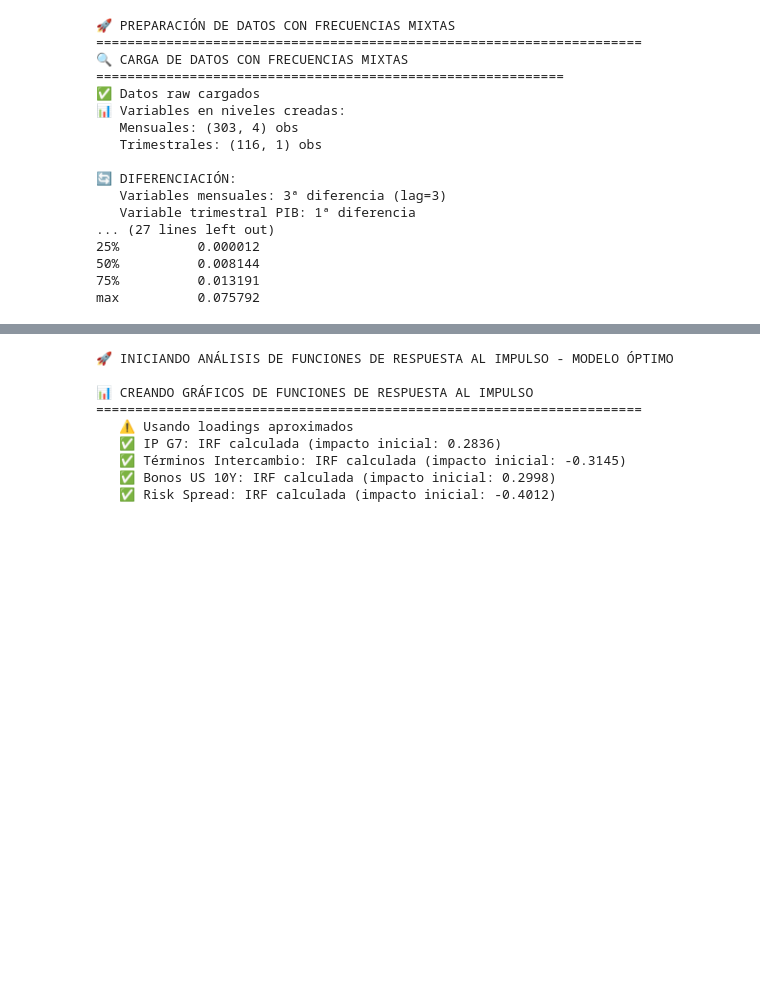
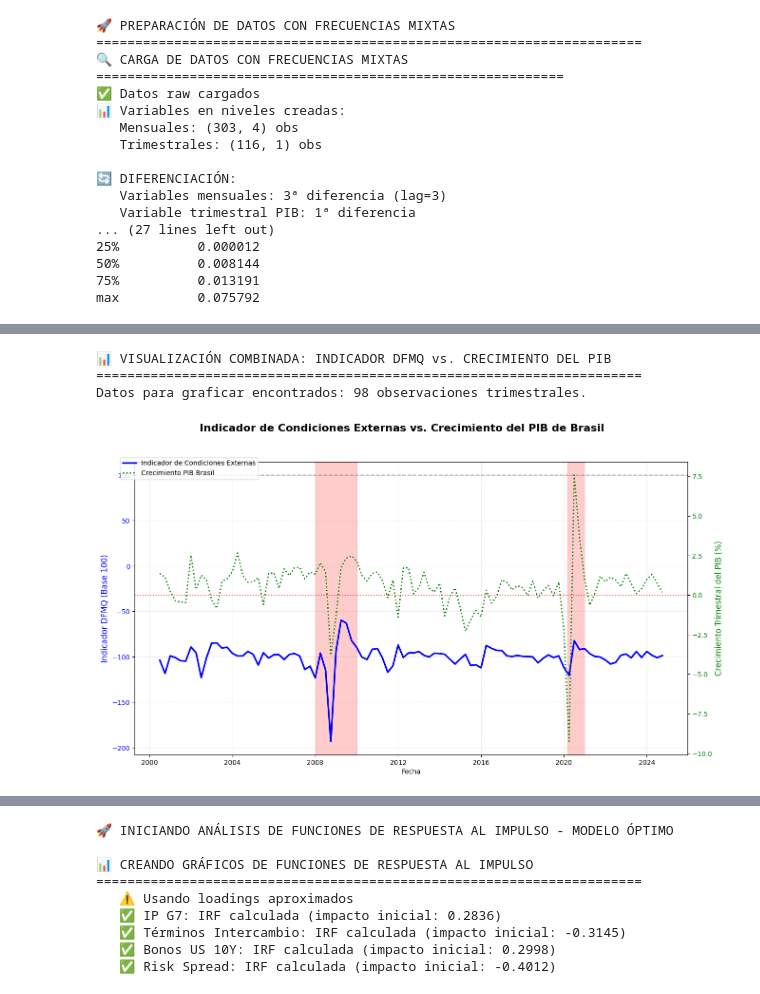
Before and after one commit to mhidper/talvi, a Jupyter notebook: notebooks/vulnerabilidad-externa-dfmq.ipynb, the cells around one changed output, grey strips where cells are left out. Cells and saved outputs as stored; diff of their text form; code cells hidden in the pictures; blank space fills up the shorter version.

```diff
--- a/notebooks/vulnerabilidad-externa-dfmq.ipynb
+++ b/notebooks/vulnerabilidad-externa-dfmq.ipynb
@@ -865,6 +758,78 @@ print_final_summary(stats, correlation, r_squared, has_vecm)
 
 ✅ MODELO DFMQ ÓPTIMO COMPLETADO EXITOSAMENTE
 ======================================================================
+# %%
+import matplotlib.pyplot as plt
+import pandas as pd
+
+# Asumimos que 'df_indicator' y 'df_quarterly_data' existen de los pasos anteriores.
+
+print("\n📊 VISUALIZACIÓN COMBINADA: INDICADOR DFMQ vs. CRECIMIENTO DEL PIB")
+print("="*70)
+
+# --- 1. Preparar los datos ASEGURANDO LA ALINEACIÓN ---
+
+# Agregar el indicador mensual a trimestral. El resultado tendrá un PeriodIndex trimestral.
+indicator_quarterly = -df_indicator.resample('Q').mean()
+
+# --- LA CORRECCIÓN CLAVE ---
+# Convertimos AMBOS índices a DatetimeIndex anclados al INICIO del trimestre.
+
+# Para 'indicator_quarterly', que tiene un PeriodIndex, usamos .to_timestamp()
+indicator_quarterly.index = indicator_quarterly.index.to_timestamp(how='start')
+
+# Para 'df_quarterly_data', que tiene un DatetimeIndex, usamos .to_period().start_time
+# para asegurar que también esté anclado al inicio del trimestre.
+df_quarterly_data.index = df_quarterly_data.index.to_period('Q').start_time
+# -------------------------
+
+# Unir los datos en un solo DataFrame (ahora sí funcionará)
+plot_data = indicator_quarterly.join(df_quarterly_data, how='inner').dropna()
+
+print(f"Datos para graficar encontrados: {len(plot_data)} observaciones trimestrales.")
+
+if not plot_data.empty:
+    # --- 2. Crear el gráfico con doble eje Y ---
+    fig, ax1 = plt.subplots(figsize=(15, 8))
+
+    # Gráfico del Indicador (Eje Izquierdo)
+    color_indicator = 'blue'
+    ax1.set_xlabel('Fecha')
+    ax1.set_ylabel('Indicador DFMQ (Base 100)', color=color_indicator, fontsize=12)
+    ax1.plot(plot_data.index, plot_data['brazil_external_index_dfmq'], color=color_indicator,
+             linewidth=2.5, label='Indicador de Condiciones Externas')
+    ax1.tick_params(axis='y', labelcolor=color_indicator)
+    ax1.grid(True, alpha=0.3, linestyle='--')
+    ax1.axhline(y=100, color='gray', linestyle='--', alpha=0.7)
+
+    # Crear el segundo eje
+    ax2 = ax1.twinx()
+
+    # Gráfico del Crecimiento del PIB (Eje Derecho)
+    color_gdp = 'green'
+    ax2.set_ylabel('Crecimiento Trimestral del PIB (%)', color=color_gdp, fontsize=12)
+    ax2.plot(plot_data.index, plot_data['log_gdp_brazil'] * 100, color=color_gdp,
+             linewidth=2, linestyle=':', label='Crecimiento PIB Brasil')
+    ax2.tick_params(axis='y', labelcolor=color_gdp)
+    ax2.axhline(y=0, color='red', linestyle=':', alpha=0.7)
+
+    # Título y Leyenda
+    fig.suptitle('Indicador de Condiciones Externas vs. Crecimiento del PIB de Brasil', fontsize=16, fontweight='bold')
+    fig.legend(loc='upper left', bbox_to_anchor=(0.1, 0.9))
+
+    # Sombrear períodos de crisis
+    crisis_periods = [('2008-01-01', '2009-12-31'), ('2020-03-01', '2020-12-31')]
+    for start, end in crisis_periods:
+        ax1.axvspan(start, end, alpha=0.2, color='red')
+
+    plt.show()
+else:
+    print("⚠️ ADVERTENCIA: La unión de datos sigue fallando. Revisa los rangos de fecha de los archivos originales.")
+# %% [output]
+📊 VISUALIZACIÓN COMBINADA: INDICADOR DFMQ vs. CRECIMIENTO DEL PIB
+======================================================================
+Datos para graficar encontrados: 98 observaciones trimestrales.
+[figure, added]
 # %%
 # ============================================================================
 # ANÁLISIS DE IMPACTO ECONÓMICO - MODELO DFMQ ÓPTIMO
```
Also changed, not shown: parts of 5 cells of this notebook, 5 other files.
